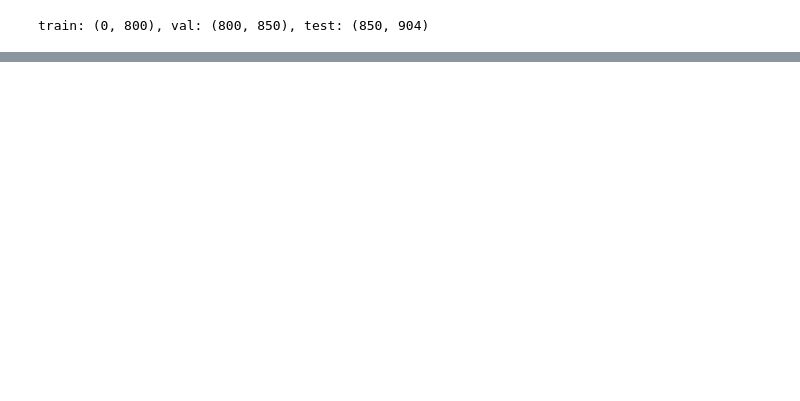
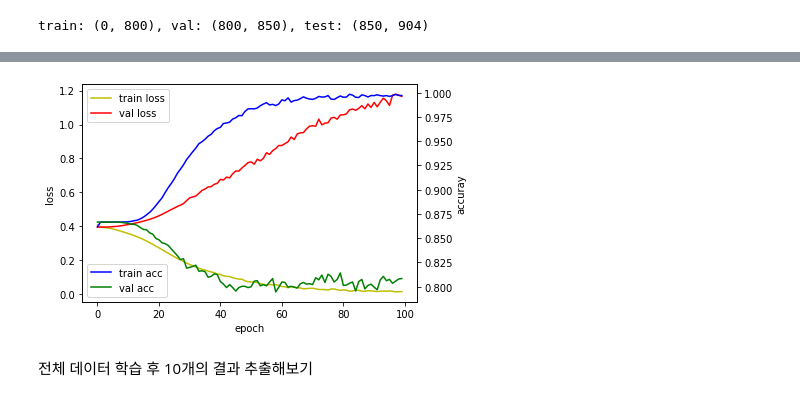
Before and after one commit to sunjin7725/Deep_Lotto, a Jupyter notebook: Lotto_regression_LSTM.ipynb, the cells around one changed output, grey strips where cells are left out. Saved outputs shown, nothing was run; the diff lists cells and outputs as text; code cells hidden in the pictures; blank space fills up the shorter version.

Commit message:
Colaboratory를 통해 생성됨

```diff
--- a/Lotto_regression_LSTM.ipynb
+++ b/Lotto_regression_LSTM.ipynb
@@ -1,7 +33,7 @@
 # %%
 import numpy as np
 # %%
-rows = np.loadtxt('2020-04-01_lotto_v904_data.csv',delimiter=",")
+rows = np.loadtxt('/gdrive/My Drive/Colab Notebooks/Deep_Lotto/2020-04-01_lotto_v904_data.csv',delimiter=",")
 print(len(rows))
 # %% [output]
 904
@@ -68,3 +96,10 @@ ModuleNotFoundError: No module named 'tensorflow'
+# %%
+model = keras.Sequential([
+                          keras.layers.LSTM(128, batch_input_shape=(1,1,45), return_sequences=False, stateful=True),
+                          keras.layers.Dense(45,activation="sigmoid")
+])
+
+model.compile(loss='binary_crossentropy', optimizer='adam', metrics=['accuracy'])
 # %%
 train_loss = []
 train_acc = []
@@ -110,3 +163,29 @@ for epoch in range(100):
+# %%
+%matplotlib inline
+import matplotlib.pyplot as plt
+
+fig, loss_ax = plt.subplots()
+
+acc_ax = loss_ax.twinx()
+
+loss_ax.plot(train_loss, 'y', label='train loss')
+loss_ax.plot(val_loss, 'r', label='val loss')
+
+acc_ax.plot(train_acc, 'b', label='train acc')
+acc_ax.plot(val_acc, 'g', label='val acc')
+
+loss_ax.set_xlabel('epoch')
+loss_ax.set_ylabel('loss')
+acc_ax.set_ylabel('accuray')
+
+loss_ax.legend(loc='upper left')
+acc_ax.legend(loc='lower left')
+
+plt.show()
+# %% [output]
+[figure, added]
+# %% [markdown]
+전체 데이터 학습 후 10개의 결과 추출해보기
 # %%
 train_loss = []
 train_acc = []
```
Also changed, not shown: parts of 13 cells of this notebook.
